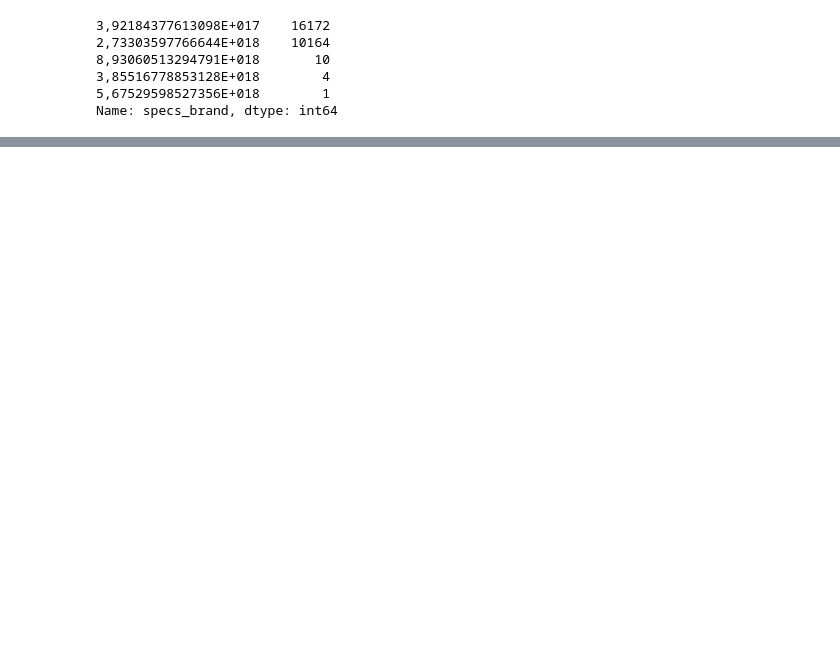
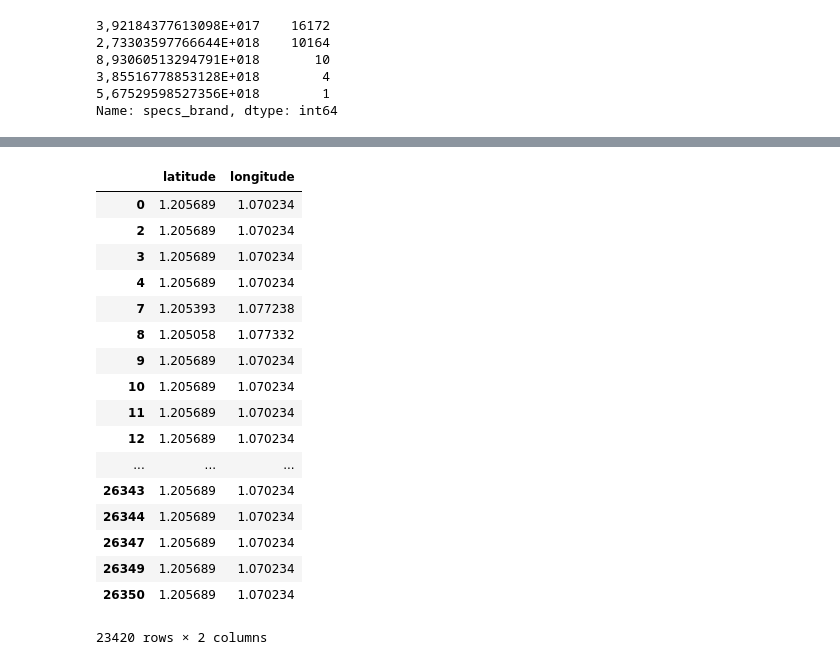
Before and after one commit to cruzpa95/Datos2019, a Jupyter notebook: clicks.ipynb, the cells around one changed output, grey strips where cells are left out. Saved outputs shown, nothing was run; the diff lists cells and outputs as text; code cells hidden in the pictures; blank space fills up the shorter version.

```diff
--- a/clicks.ipynb
+++ b/clicks.ipynb
@@ -284,0 +349,23 @@ Index(['advertiser_id', 'action_id', 'source_id', 'created', 'country_code',
+# %%
+coordenadas = clicks.loc[:,['latitude', 'longitude']]
+coordenadas = coordenadas[coordenadas['latitude']< 1.205689]
+coordenadas
+# %% [output]
+|  | latitude | longitude |
+| 0 | 1.205689 | 1.070234 |
+| 2 | 1.205689 | 1.070234 |
+| 3 | 1.205689 | 1.070234 |
+| 4 | 1.205689 | 1.070234 |
+| 7 | 1.205393 | 1.077238 |
+| 8 | 1.205058 | 1.077332 |
+| 9 | 1.205689 | 1.070234 |
+| 10 | 1.205689 | 1.070234 |
+| 11 | 1.205689 | 1.070234 |
+| 12 | 1.205689 | 1.070234 |
+| ... | ... | ... |
+| 26343 | 1.205689 | 1.070234 |
+| 26344 | 1.205689 | 1.070234 |
+| 26347 | 1.205689 | 1.070234 |
+| 26349 | 1.205689 | 1.070234 |
+| 26350 | 1.205689 | 1.070234 |
+23420 rows × 2 columns
```
Also changed, not shown: parts of 14 cells of this notebook.
